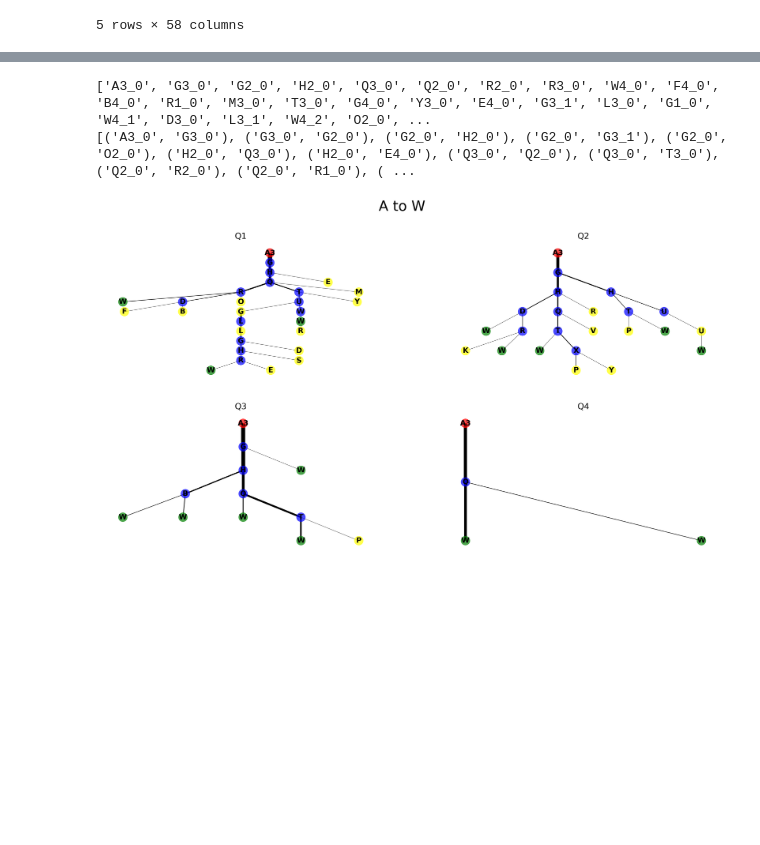
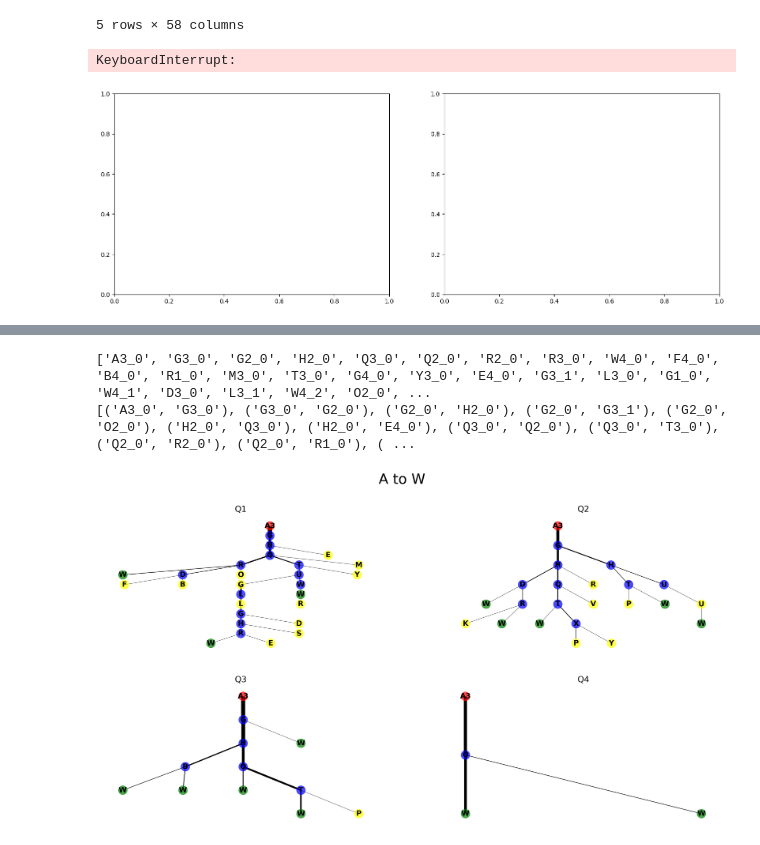
Before and after one commit to geometric-intelligence/mazedyn, a Jupyter notebook: mazedyn/reeb_clean.ipynb, the cells around one changed output, grey strips where cells are left out. Drawn from its saved outputs; the diff is of its cells as text; code cells hidden in the pictures; blank space fills up the shorter version.

```diff
--- a/mazedyn/reeb_clean.ipynb
+++ b/mazedyn/reeb_clean.ipynb
@@ -28,6 +28,7 @@ test_df.head()
 5 rows × 58 columns
 # %%
 ## EXPLORE PHASE ONE PERSON???????
+import os
 
 def do_reeb_for_explore_node(path, salient_node):
 
@@ -62,36 +63,42 @@ def plot_reeb_explore(df, person, salient_node, q="", save=True, use_turns=True)
         G = do_reeb_for_explore_node(path, salient_node)
         pos = graphviz_layout(G, prog="dot")
 
         edges = G.edges()
         # colors = [G[u][v]['color'] for u,v in edges]
         weights = [G[u][v]['weight'] * .8 for u,v in edges]
 
         nodes = G.nodes()
         # for n in nodes:
         #     print(n, G.nodes[n])
         n_labels = {n: n[:-2] for n in G}
         n_colors = [G.nodes[n].get("color", "blue") for n in nodes]
         # print(n_colors)
 
         nx.draw_networkx_nodes(G, pos, node_color=n_colors, node_size=1000, alpha=0.7, ax=ax)
         nx.draw_networkx_edges(G, pos, edgelist=edges, width=weights, ax=ax)
         nx.draw_networkx_labels(G, pos, labels=n_labels, font_size=26, font_weight="bold", ax=ax)
 
         ax.axis("off")
 
     fig.suptitle(f"Explore paths starting at {salient_node} for person {person} (Q{q})", fontsize=30)
 
     if save:
+        os.makedirs(f'reebs/explore/starting_{salient_node}/', exist_ok=True)
         fig.savefig(f'reebs/explore/starting_{salient_node}/subj_{person}.png')
         plt.close()
     else:
         plt.show()
 
+
+### RUN THIS TO GENERATE ALL EXPLORE REEBS FROM EACH NODE FOR EACH PERSON ###
 explore_df = df[~df["eprocs"].str.contains("Test")]
-salient_node = "R"
+for j, salient_node in enumerate("ABCDEFGHIJKLMNOPQRSTUVWXYZ"):
 
-for subj in explore_df["Subject"].unique():
-    qs = test_df[test_df["Subject"] == subj]["quartile"]
-    if len(qs) > 0:
-        q = qs.iloc[0]
-        plot_reeb_explore(explore_df, subj, salient_node, q=q, save=True, use_turns=True)
+    for subj in explore_df["Subject"].unique():
+        qs = test_df[test_df["Subject"] == subj]["quartile"]
+        if len(qs) > 0:
+            q = qs.iloc[0]
+            plot_reeb_explore(explore_df, subj, salient_node, q=q, save=True, use_turns=True)
+# %% [output]
+KeyboardInterrupt:
+[figure, added]
```
Also changed, not shown: parts of 1 cell of this notebook.
